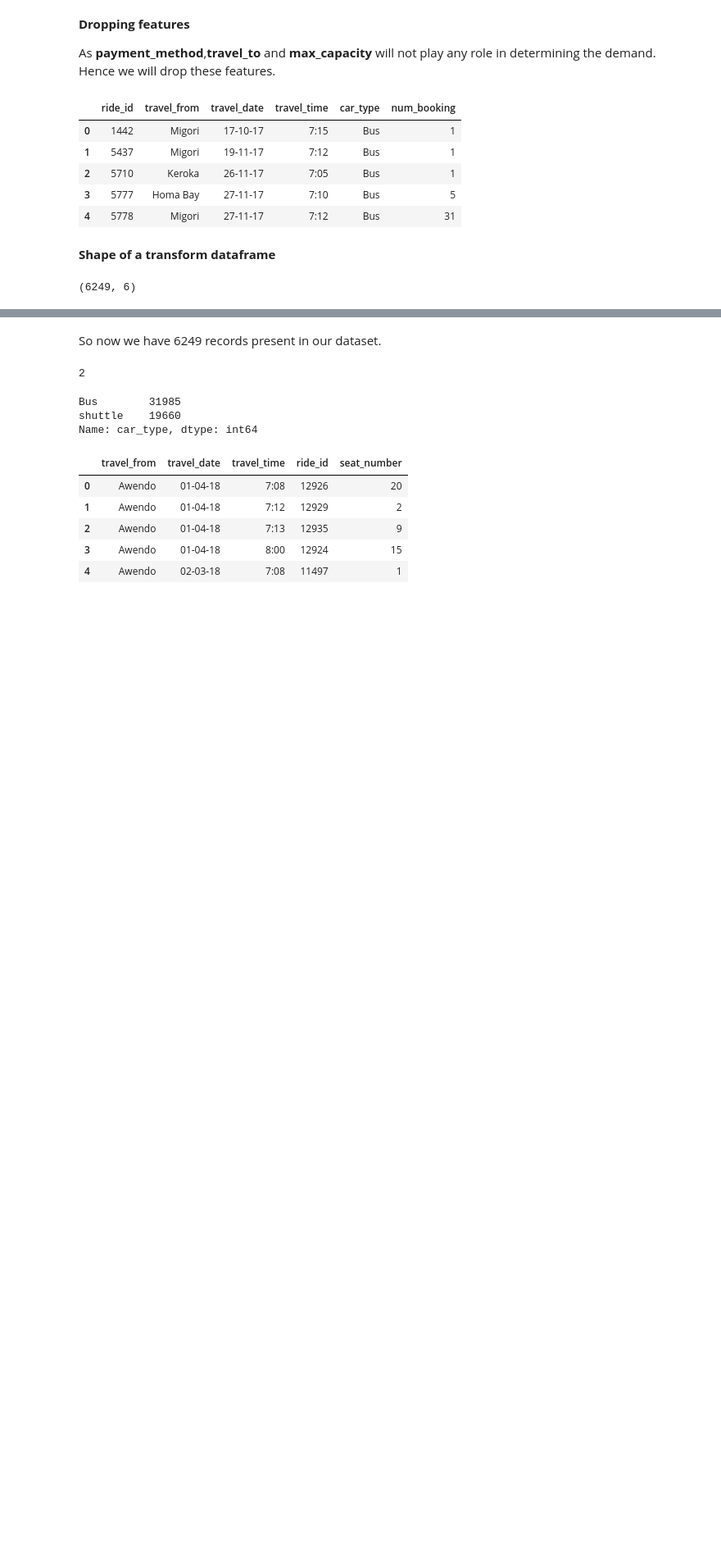
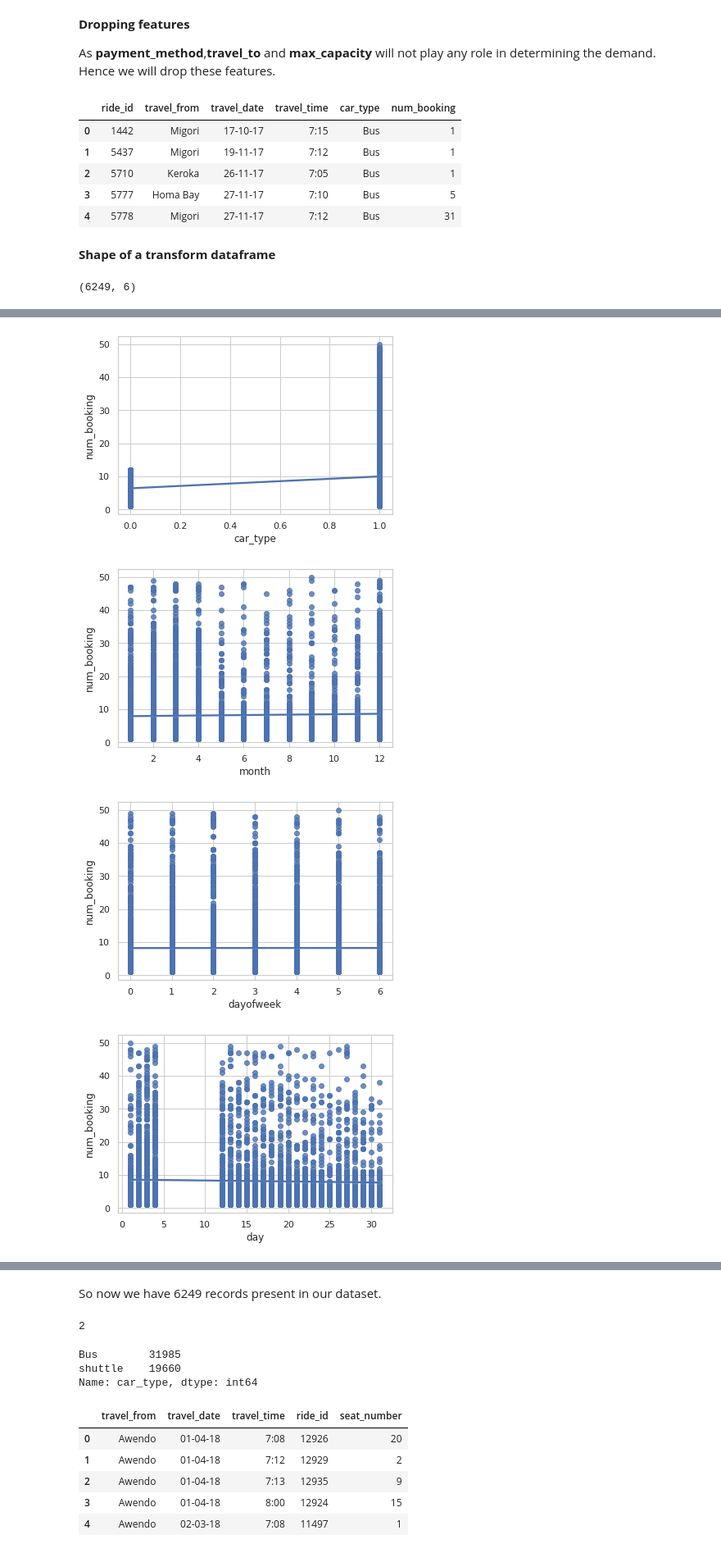
Before and after one commit to sudeep-009/Transport-Demand-Prediction-Regression-Capstone-Project, a Jupyter notebook: Copy_of_Demand_Prediction_for_Public_Transport_Capstone_Project.ipynb, the cells around one changed output, grey strips where cells are left out. Shown at 82% size. Cells and saved outputs as stored; diff of their text form; code cells hidden in the pictures; blank space fills up the shorter version.

```diff
--- a/Copy_of_Demand_Prediction_for_Public_Transport_Capstone_Project.ipynb
+++ b/Copy_of_Demand_Prediction_for_Public_Transport_Capstone_Project.ipynb
@@ -222,0 +265,2 @@ transform_df.shape
+# %%
+transform_df['boarding_time(hr)'] = transform_df['travel_time'].apply(lambda x: round(x/60,2))
@@ -222,0 +280,4 @@ transform_df.shape
+# %%
+transform_df.drop(['travel_date','year'],axis=1,inplace=True)
+# %%
+transform_df.drop(['ride_id'],axis=1,inplace=True)
@@ -222,0 +293,3 @@ transform_df.shape
+# %%
+#label encoding for car_type
+transform_df['car_type'] = transform_df['car_type'].apply(lambda x: 1 if(x=='Bus') else 0)
@@ -222,0 +305,10 @@ transform_df.shape
+# %%
+feature_list=['car_type','month','dayofweek','day','boarding_time(hr)']
+for i in feature_list:
+  sns.regplot(x=transform_df[i],y=transform_df['num_booking'])
+  plt.show()
+# %% [output]
+[figure, added]
+[figure, added]
+[figure, added]
+[figure, added]
```
Also changed, not shown: parts of 15 cells of this notebook.
